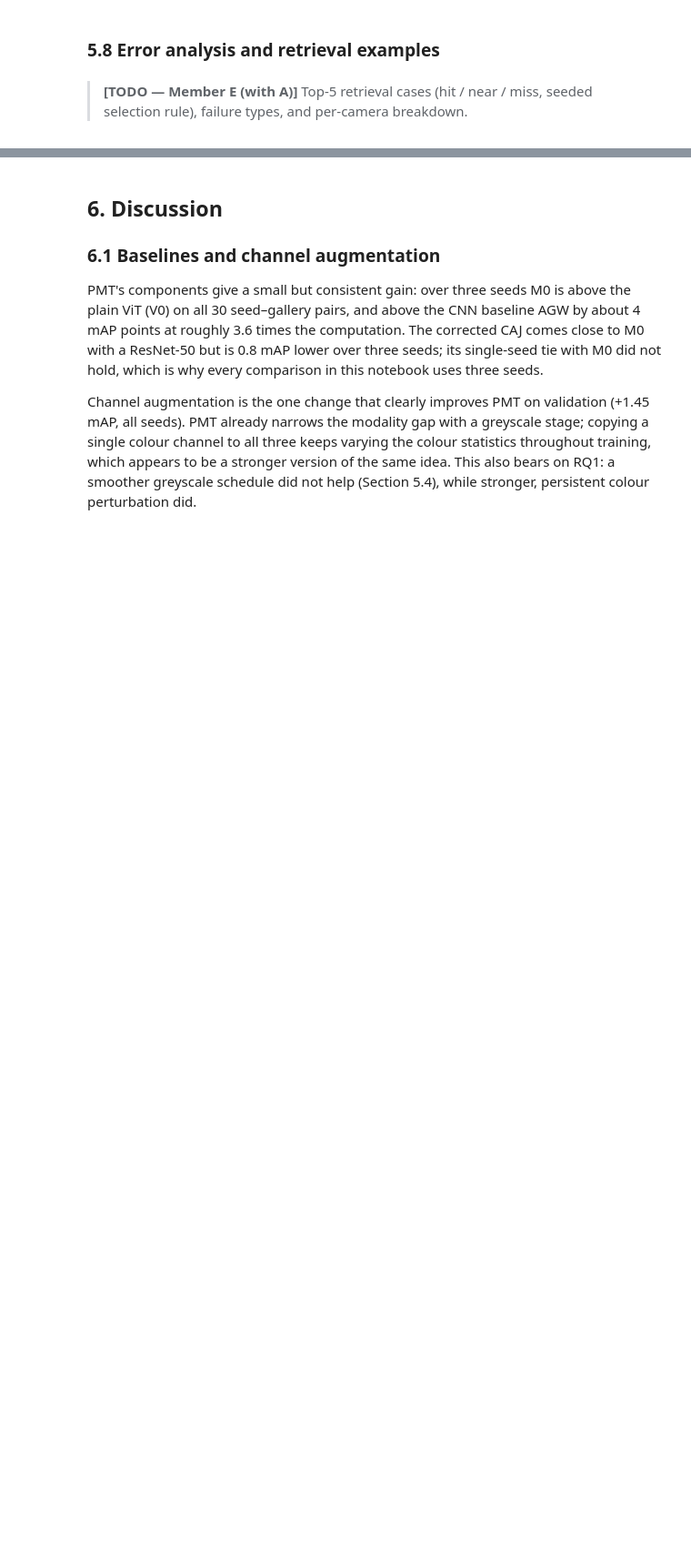
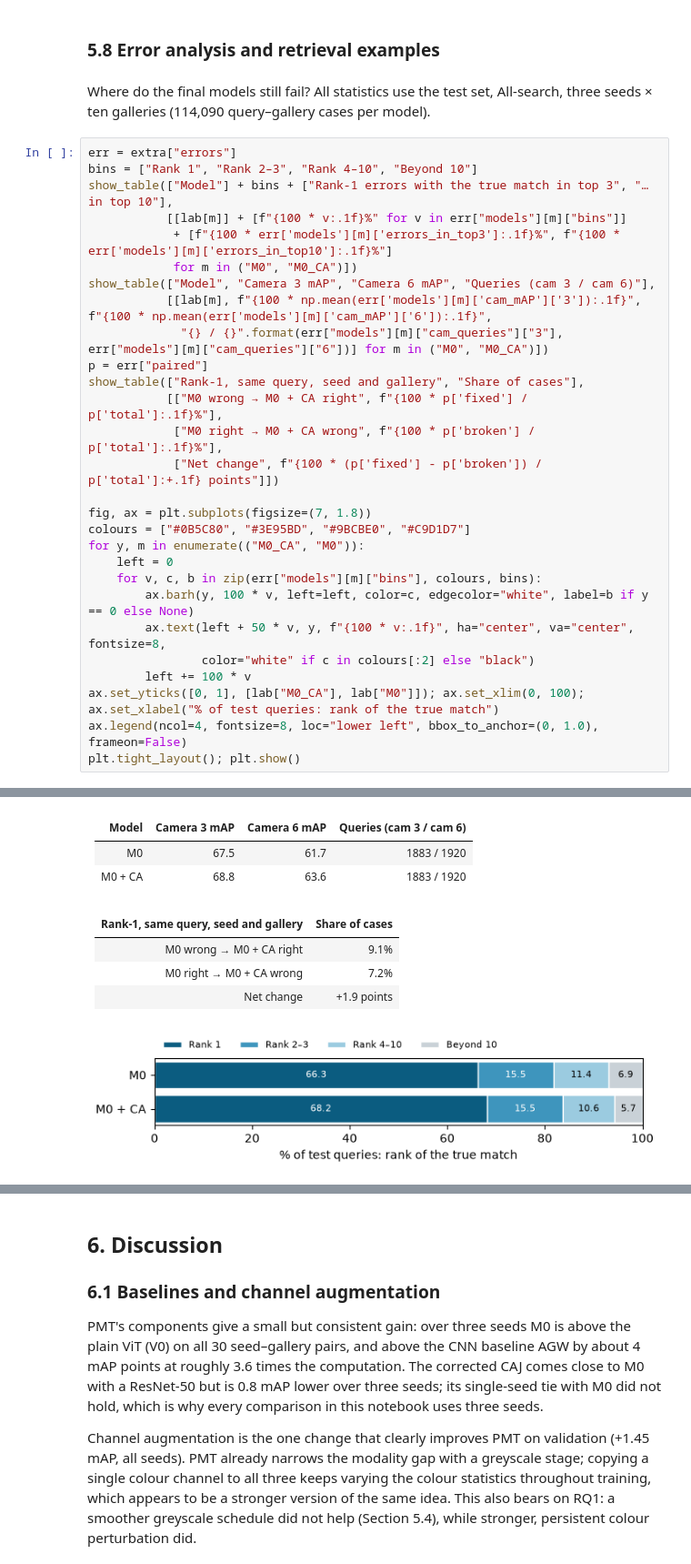
Before and after one commit to cattiesu2025/9444_project, a Jupyter notebook: submission/project.ipynb, the cells around one changed output, grey strips where cells are left out. Shown at 91% size. Drawn from its saved outputs; the diff is of its cells as text; blank space fills up the shorter version.

```diff
--- a/submission/project.ipynb
+++ b/submission/project.ipynb
@@ -607,4 +984,33 @@ With 395 identities each epoch has 695 batches instead of 633, so 24 epochs take
 # %% [markdown]
 ### 5.8 Error analysis and retrieval examples
-# %% [markdown]
-> **[TODO — Member E (with A)]** Top-5 retrieval cases (hit / near / miss, seeded selection rule), failure types, and per-camera breakdown.
+# %% [markdown]
+Where do the final models still fail? All statistics use the test set, All-search, three seeds × ten galleries (114,090 query–gallery cases per model).
+# %%
+err = extra["errors"]
+bins = ["Rank 1", "Rank 2–3", "Rank 4–10", "Beyond 10"]
+show_table(["Model"] + bins + ["Rank-1 errors with the true match in top 3", "… in top 10"],
+           [[lab[m]] + [f"{100 * v:.1f}%" for v in err["models"][m]["bins"]]
+            + [f"{100 * err['models'][m]['errors_in_top3']:.1f}%", f"{100 * err['models'][m]['errors_in_top10']:.1f}%"]
+            for m in ("M0", "M0_CA")])
+show_table(["Model", "Camera 3 mAP", "Camera 6 mAP", "Queries (cam 3 / cam 6)"],
+           [[lab[m], f"{100 * np.mean(err['models'][m]['cam_mAP']['3']):.1f}", f"{100 * np.mean(err['models'][m]['cam_mAP']['6']):.1f}",
+             "{} / {}".format(err["models"][m]["cam_queries"]["3"], err["models"][m]["cam_queries"]["6"])] for m in ("M0", "M0_CA")])
+p = err["paired"]
+show_table(["Rank-1, same query, seed and gallery", "Share of cases"],
+           [["M0 wrong → M0 + CA right", f"{100 * p['fixed'] / p['total']:.1f}%"],
+            ["M0 right → M0 + CA wrong", f"{100 * p['broken'] / p['total']:.1f}%"],
+            ["Net change", f"{100 * (p['fixed'] - p['broken']) / p['total']:+.1f} points"]])
+
+fig, ax = plt.subplots(figsize=(7, 1.8))
+colours = ["#0B5C80", "#3E95BD", "#9BCBE0", "#C9D1D7"]
+for y, m in enumerate(("M0_CA", "M0")):
+    left = 0
+    for v, c, b in zip(err["models"][m]["bins"], colours, bins):
+        ax.barh(y, 100 * v, left=left, color=c, edgecolor="white", label=b if y == 0 else None)
+        ax.text(left + 50 * v, y, f"{100 * v:.1f}", ha="center", va="center", fontsize=8,
+                color="white" if c in colours[:2] else "black")
+        left += 100 * v
+ax.set_yticks([0, 1], [lab["M0_CA"], lab["M0"]]); ax.set_xlim(0, 100); ax.set_xlabel("% of test queries: rank of the true match")
+ax.legend(ncol=4, fontsize=8, loc="lower left", bbox_to_anchor=(0, 1.0), frameon=False)
+plt.tight_layout(); plt.show()
+# %% [output]
@@ -610,0 +1021,10 @@ With 395 identities each epoch has 695 batches instead of 633, so 24 epochs take
+| Model | Camera 3 mAP | Camera 6 mAP | Queries (cam 3 / cam 6) |
+| --- | --- | --- | --- |
+| M0 | 67.5 | 61.7 | 1883 / 1920 |
+| M0 + CA | 68.8 | 63.6 | 1883 / 1920 |
+| Rank-1, same query, seed and gallery | Share of cases |
+| --- | --- |
+| M0 wrong → M0 + CA right | 9.1% |
+| M0 right → M0 + CA wrong | 7.2% |
+| Net change | +1.9 points |
+[figure, added]
```
Also changed, not shown: parts of 54 cells of this notebook, 1 other file.
